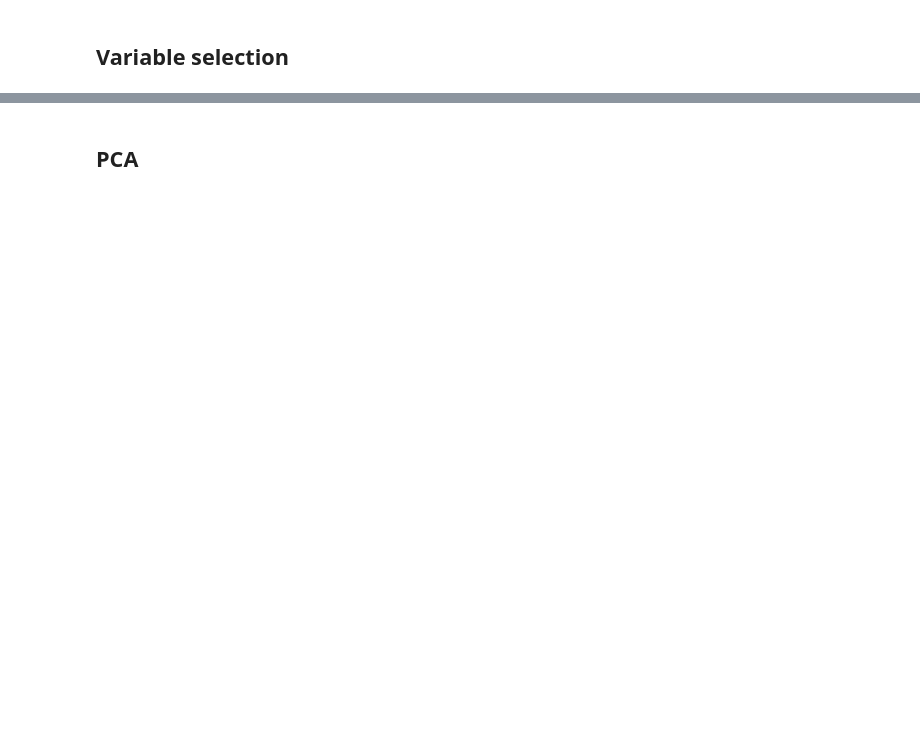
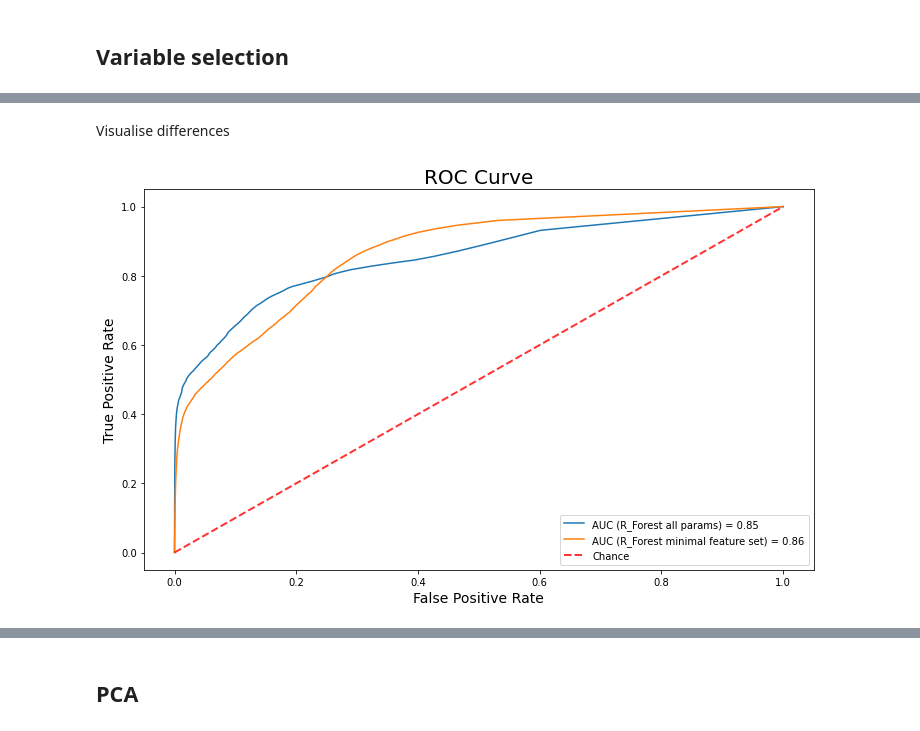
Before and after one commit to mikrzol/ML_bacteriophage_host_predicting, a Jupyter notebook: feature_exploration.ipynb, the cells around one changed output, grey strips where cells are left out. Saved outputs shown, nothing was run; the diff lists cells and outputs as text; code cells hidden in the pictures; blank space fills up the shorter version.

```diff
--- a/feature_exploration.ipynb
+++ b/feature_exploration.ipynb
@@ -191,0 +203,37 @@ vif_2
+# %%
+from sklearn.model_selection import LeaveOneGroupOut
+from sklearn.model_selection import cross_validate
+from sklearn.ensemble import RandomForestClassifier
+
+results_dfs = {}
+
+def train_model_on_features(features: list, name: str, n_est=200):
+    # get X and y
+    X_selected = learning_df[features]
+    y_selected = learning_df['y']
+    groups = learning_df['group_code'].to_numpy()
+
+    # train the model
+    # determine the scoring method
+    scoring = ['f1']
+    # create logo cv procedure
+    logo = LeaveOneGroupOut()
+    # create model
+    rfc = RandomForestClassifier(n_estimators = n_est, criterion = 'entropy', random_state=1)
+    # evaluate model
+    results_selected = cross_validate(rfc, X_selected, y_selected, scoring=scoring,
+                            cv=logo, groups=groups, n_jobs=-1, return_estimator=True)
+
+    # get the probabilities
+    X_sel_main = df_all_small[features]
+    prob_df_sel = pd.DataFrame(index=range(len(df_all_small['y'])), columns=['0', '1'])
+    prob_df_sel['0'] = prob_df_sel['0'].astype('float')
+    prob_df_sel['1'] = prob_df_sel['1'].astype('float')
+    for i in range(0, max(groups_main)+1):
+        mask_main = groups_main == i
+        prob_df_sel.loc[mask_main, ['0', '1']] = \
+            results_selected['estimator'][i].predict_proba(X_sel_main.loc[mask_main,:])
+
+    # append the dataframe to results dict
+    results_dfs[name] = pd.concat([df_all_small['y'], prob_df_sel], axis=1)
+    return
@@ -191,0 +254,7 @@ vif_2
+# %% [markdown]
+Visualise differences
+# %%
+draw_rocs([df_all_small, results_dfs['minimal']], \
+    ['R_Forest all params', 'R_Forest minimal feature set'])
+# %% [output]
+[figure, added]
```
Also changed, not shown: parts of 60 cells of this notebook.
